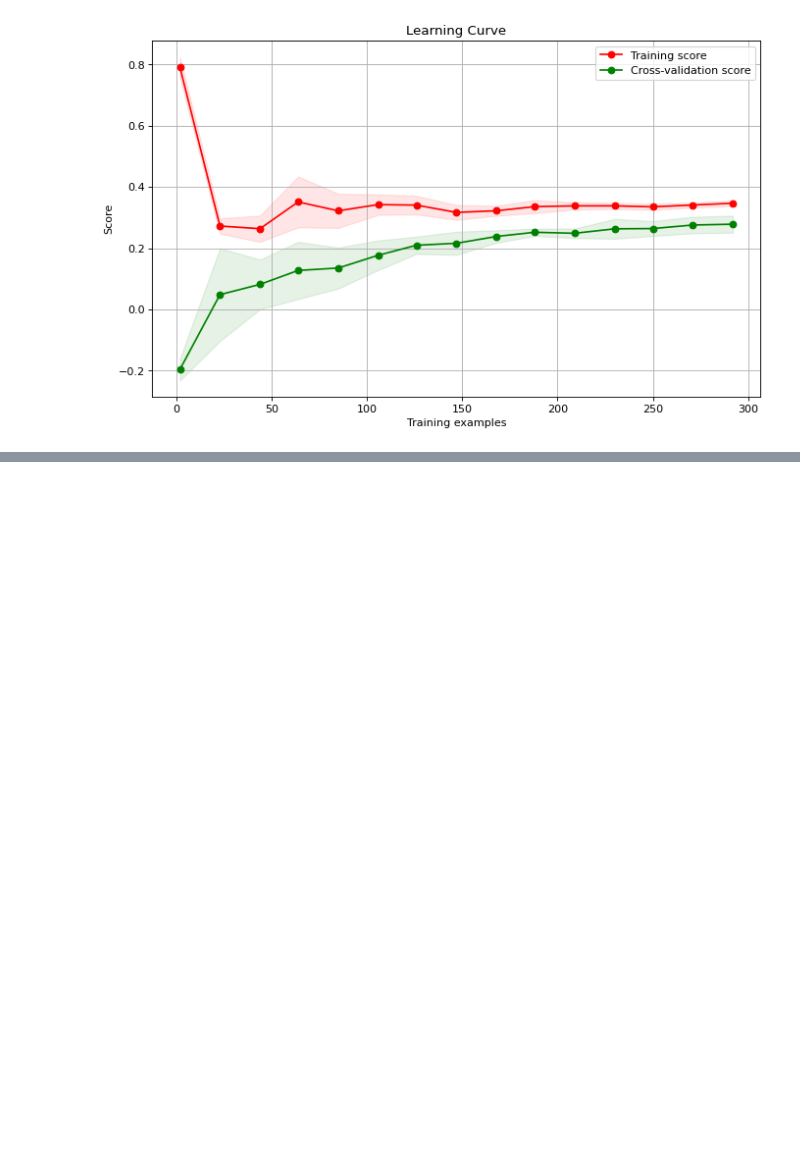
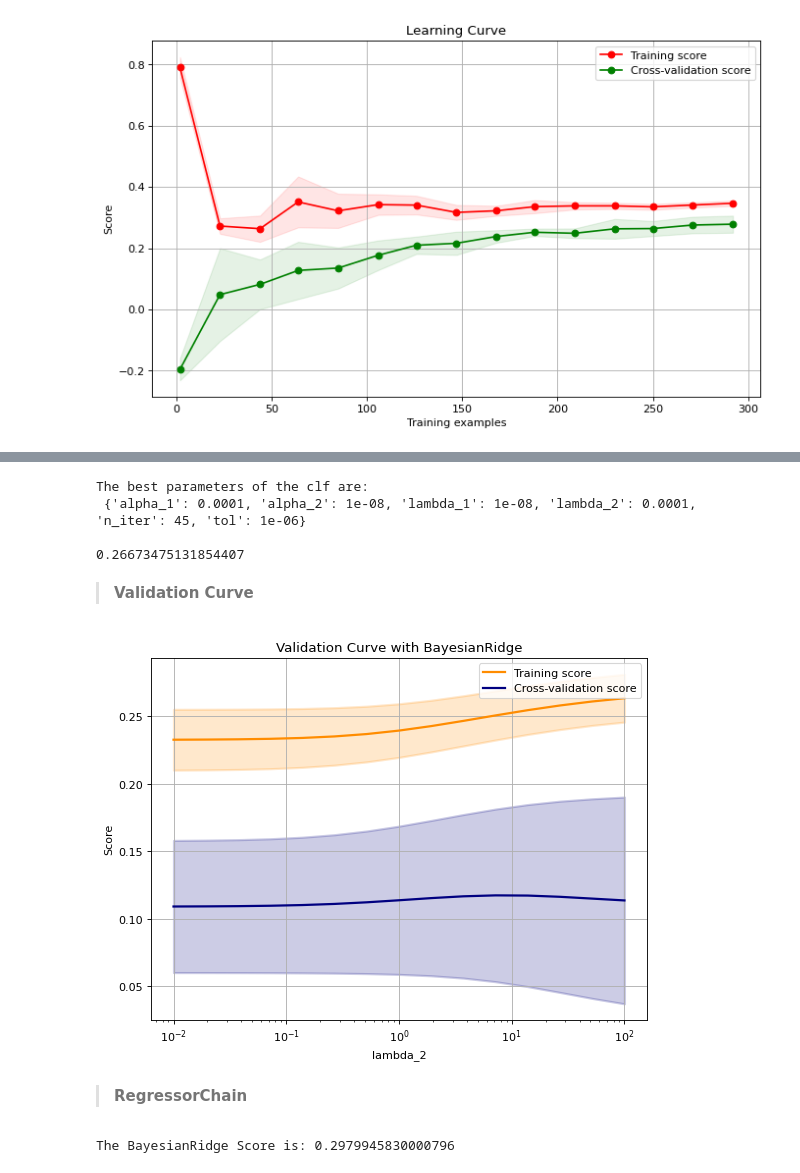
Before and after one commit to Amirosein/Tehran-Air-Quality, a Jupyter notebook: Tehran_AQI.ipynb, the cells around one changed output, grey strips where cells are left out. Saved outputs shown, nothing was run; the diff lists cells and outputs as text; code cells hidden in the pictures; blank space fills up the shorter version.

```diff
--- a/Tehran_AQI.ipynb
+++ b/Tehran_AQI.ipynb
@@ -295,0 +373,52 @@ lrning_crv(estimator, X, Y, train_sizes=np.linspace(0.01,1,15), cv=5)
+# %%
+from sklearn.linear_model import BayesianRidge
+
+clf = BayesianRidge()
+
+params = {'tol': np.logspace(-6,1, num=8),
+          'n_iter': [5, 20, 45],
+          'alpha_1': np.logspace(-8, -4, num=5),
+          'alpha_2': np.logspace(-8, -4, num=5),
+          'lambda_1': np.logspace(-8, -4, num=5),
+          'lambda_2': np.logspace(-8, -4, num=5)}
+
+
+x_train, x_test, y_train, y_test= train_test_split(X, Y['AQI'], test_size=0.2, random_state=42)
+
+Sclf = grid_search(clf, x_train, y_train, params)
+print(Sclf.score(x_test,y_test))
+# %% [output]
+The best parameters of the clf are:
+ {'alpha_1': 0.0001, 'alpha_2': 1e-08, 'lambda_1': 1e-08, 'lambda_2': 0.0001, 'n_iter': 45, 'tol': 1e-06}
+
+0.26673475131854407
+# %% [markdown]
+> **Validation Curve**
+# %%
+clf = BayesianRidge(alpha_1= 0.0001, alpha_2= 1e-08, lambda_1= 1e-08, n_iter=50, tol= 1e-06)
+
+pr = np.logspace(-2,2, num=15)
+X_train, X_test, Y_train, Y_test = train_test_split(X ,Y['AQI'] ,
+                                                    train_size=0.8 ,random_state = 1)
+
+vld_crv(clf, X_train , Y_train , pr, 'lambda_2', xlog=True,
+                 cv = 5 , Modelname='BayesianRidge')
+plt.grid()
+# %% [output]
+[figure, added]
+# %% [markdown]
+> **RegressorChain**
+# %%
+from sklearn.model_selection import train_test_split
+from sklearn.multioutput import RegressorChain
+import warnings
+warnings.filterwarnings('ignore')
+
+x_train, x_test, y_train, y_test = train_test_split(X, Y, test_size=0.3, random_state=42)
+
+chain = RegressorChain(BayesianRidge(alpha_1= 0.0001, alpha_2= 1e-08,
+                                     lambda_1= 1e-08, lambda_2=10, n_iter=50,
+                                     tol= 1e-06)).fit(x_train, y_train)
+print(f'The BayesianRidge Score is: {chain.score(x_test,y_test)}')
+# %% [output]
+The BayesianRidge Score is: 0.2979945830000796
```
Also changed, not shown: parts of 42 cells of this notebook.
